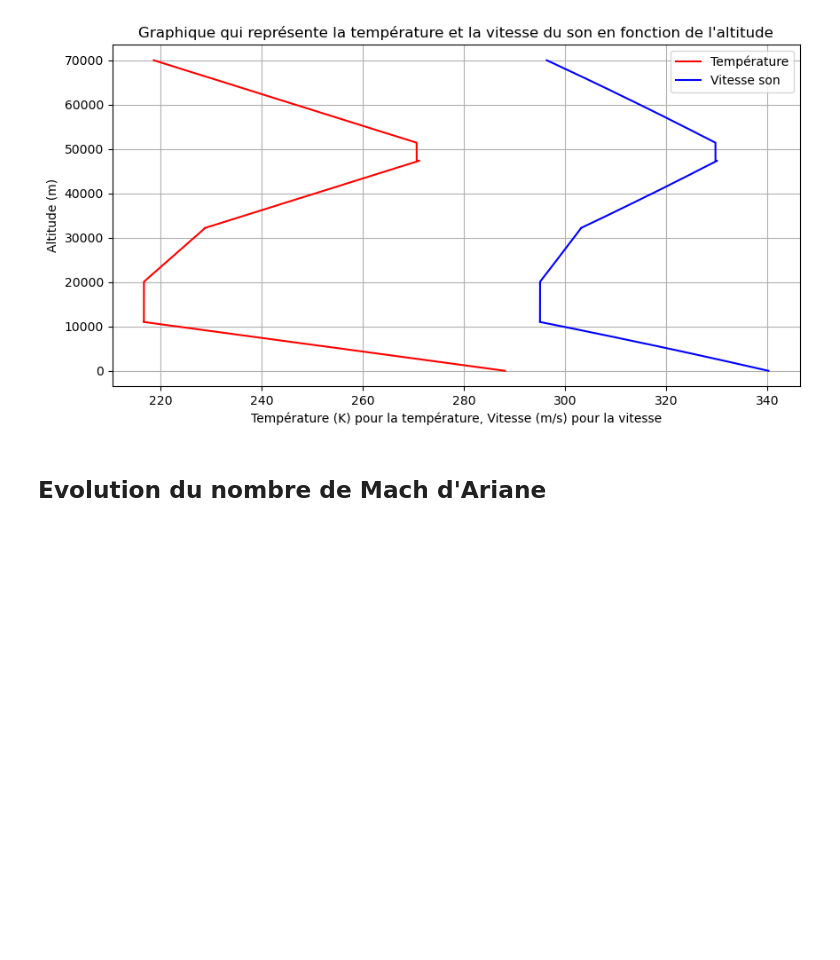
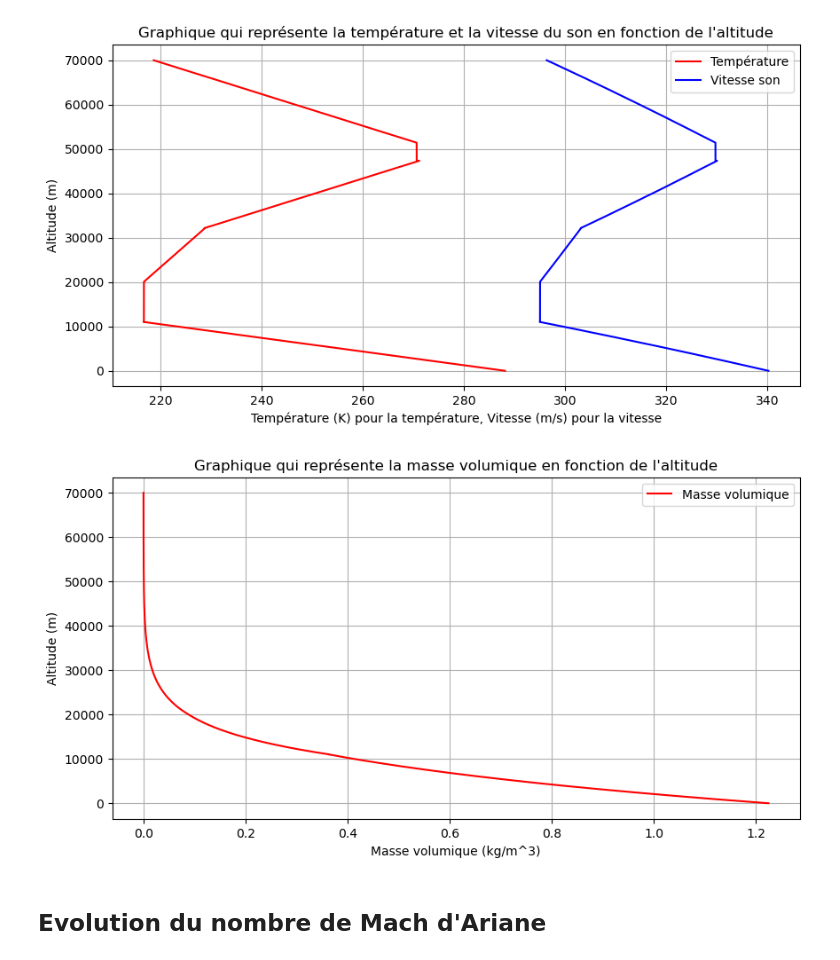
Before and after one commit to AeroLanceur/Propri-t-_aero, a Jupyter notebook: Ariane5.ipynb, the cells around one changed output. Saved outputs shown, nothing was run; the diff lists cells and outputs as text; code cells hidden in the pictures; blank space fills up the shorter version.

```diff
--- a/Ariane5.ipynb
+++ b/Ariane5.ipynb
@@ -116,6 +118,42 @@ plt.legend()
 plt.show()
 # %% [output]
 [figure]
+# %%
+def rho(P,R,T) :
+    rho_inf = P/(R*T)
+    return rho_inf
+
+def pression_atm(p0, Tz, T0, Z, g, R):
+
+    if Z == 0 :
+        P = 1.013*10**5
+
+    elif 0 < Z < 11019 :
+        P = p0*(1 + Z*(Tz/T0))**(-g/(R*Tz))
+
+    elif 11019 <=  Z < 85000 :
+        P = 22632*np.exp(-(Z-11019)/6341.6)
+
+    return P
+# %%
+density = []
+for x in X:
+    T = temperature(x, T0, Tz, T1, Tz1, Z1, Tz2, Z2,T3,Tz3)
+    P =  pression_atm(p0, Tz, T0, x, g, R)
+    r = rho(P,R,T)
+    density.append(r)
+
+# Tracer la température en fonction de l'altitude
+plt.figure(figsize=(10, 5))
+plt.plot(density,X, label="Masse volumique", color="red")
+plt.xlabel("Masse volumique (kg/m^3)")
+plt.ylabel("Altitude (m)")
+plt.title("Graphique qui représente la masse volumique en fonction de l'altitude")
+plt.grid(True)
+plt.legend()
+plt.show()
+# %% [output]
+[figure, added]
 # %% [markdown]
 ## Evolution du nombre de Mach d'Ariane
 # %%
```
Also changed, not shown: parts of 2 cells of this notebook.
